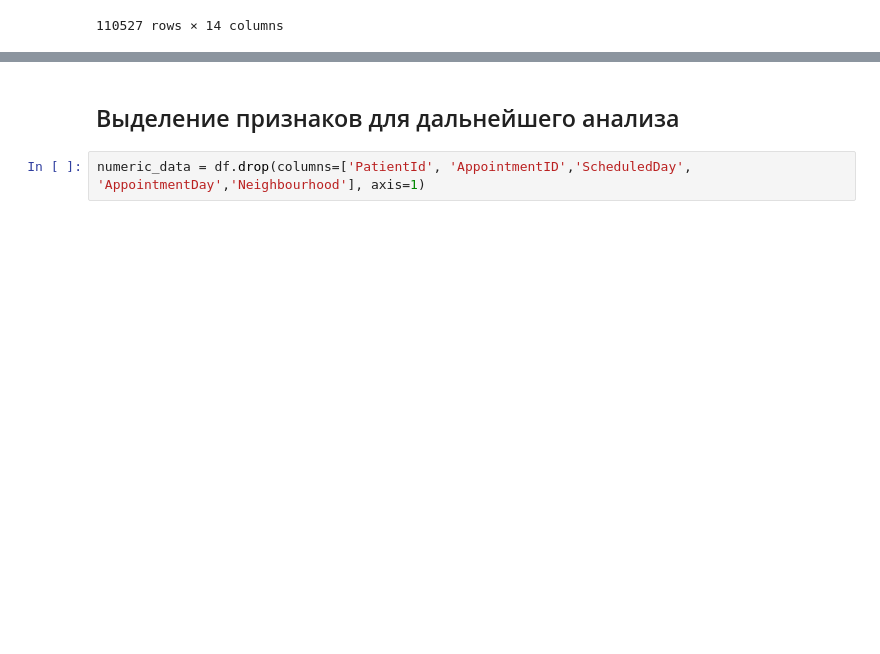
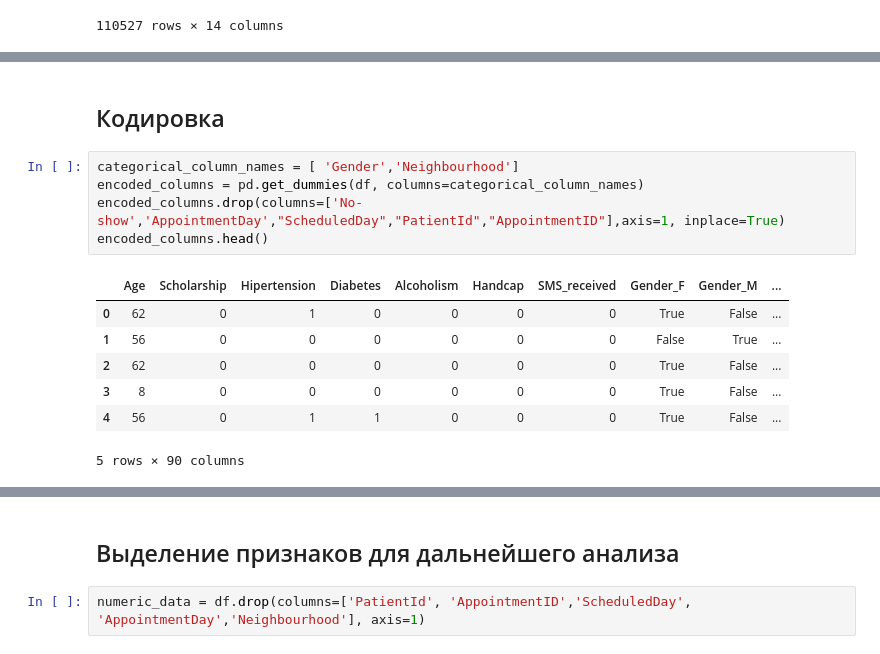
Before and after one commit to chertt007/ML-course, a Jupyter notebook: Block_3_module_11_логирование_экспериментов/Планирование эксперимента и логирование изменений в Comet.ml. Практика.ipynb, the cells around one changed output, grey strips where cells are left out. Saved outputs shown, nothing was run; the diff lists cells and outputs as text; blank space fills up the shorter version.

```diff
--- a/Block_3_module_11_логирование_экспериментов/Планирование эксперимента и логирование изменений в Comet.ml. Практика.ipynb
+++ b/Block_3_module_11_логирование_экспериментов/Планирование эксперимента и логирование изменений в Comet.ml. Практика.ipynb
@@ -24,0 +102,15 @@ df
+# %% [markdown]
+## Кодировка
+# %%
+categorical_column_names = [ 'Gender','Neighbourhood']
+encoded_columns = pd.get_dummies(df, columns=categorical_column_names)
+encoded_columns.drop(columns=['No-show','AppointmentDay',"ScheduledDay","PatientId","AppointmentID"],axis=1, inplace=True)
+encoded_columns.head()
+# %% [output]
+|  | Age | Scholarship | Hipertension | Diabetes | Alcoholism | Handcap | SMS_received | Gender_F | Gender_M | ... |
+| 0 | 62 | 0 | 1 | 0 | 0 | 0 | 0 | True | False | ... |
+| 1 | 56 | 0 | 0 | 0 | 0 | 0 | 0 | False | True | ... |
+| 2 | 62 | 0 | 0 | 0 | 0 | 0 | 0 | True | False | ... |
+| 3 | 8 | 0 | 0 | 0 | 0 | 0 | 0 | True | False | ... |
+| 4 | 56 | 0 | 1 | 1 | 0 | 0 | 0 | True | False | ... |
+5 rows × 90 columns
```
Also changed, not shown: parts of 19 cells of this notebook.
